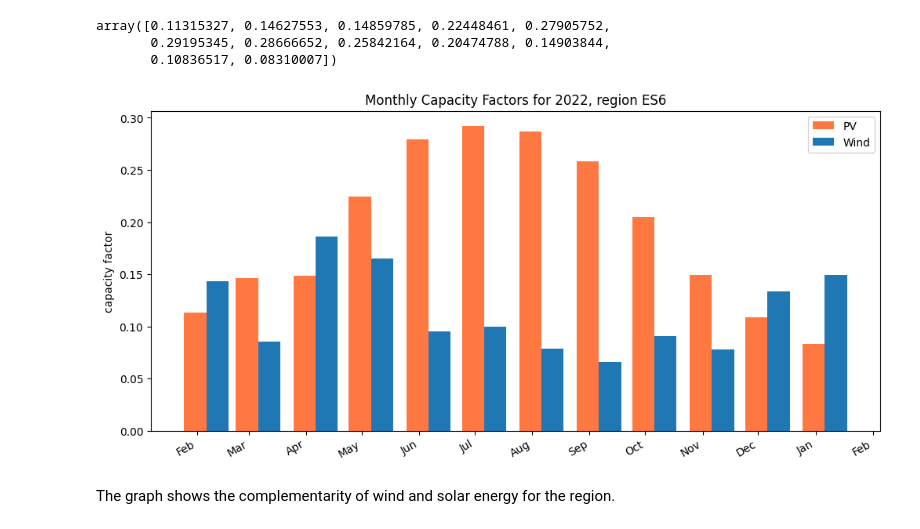
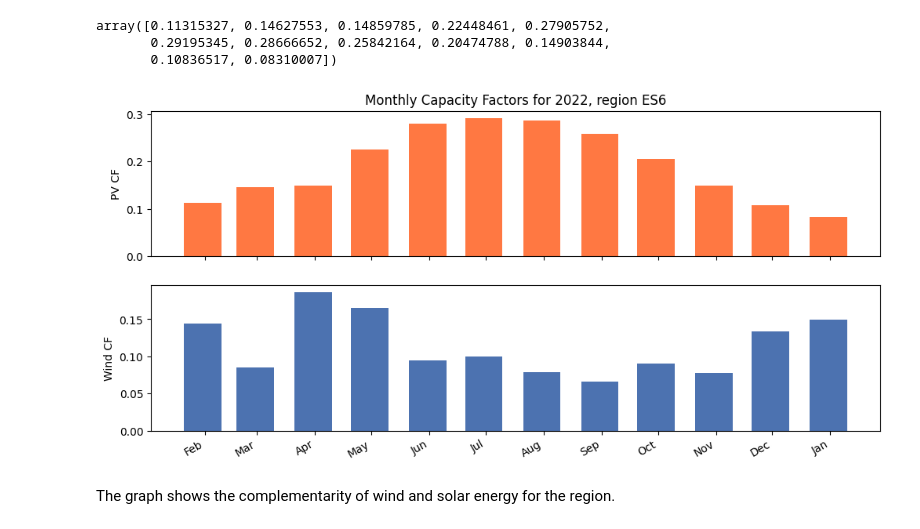
Before and after one commit to victorelgersma/dafs, a Jupyter notebook: final_assignment/AssignmentESMFinal.ipynb, the cells around one changed output. Saved outputs shown, nothing was run; the diff lists cells and outputs as text; code cells hidden in the pictures.

```diff
--- a/final_assignment/AssignmentESMFinal.ipynb
+++ b/final_assignment/AssignmentESMFinal.ipynb
@@ -20,3 +10,19 @@ In this final assignment for the Energy System Modelling module, you will first
+# %%
+# Set default colormap
+
+import matplotlib as mpl
+from matplotlib.colors import LinearSegmentedColormap
+
+black_red = LinearSegmentedColormap.from_list(
+    "black_red",
+    ["black", "red"]
+)
+
+# Register it once
+mpl.colormaps.register(black_red)
+
+# Set it as the default colormap
+mpl.rcParams["image.cmap"] = "black_red"
 # %% [markdown]
 # Table of contents
 
@@ -914,28 +920,22 @@ y_axis_wind = np.array((monthly_wind["ES6"]))
 # %%
 import matplotlib.dates as mdates
 
+fig, (ax1, ax2) = plt.subplots(2, 1, figsize=(12, 6), sharex=True)
 
-fig, ax = plt.subplots(figsize=(12, 6))
+ax1.bar(x_axis, y_axis_pv, width=20, color="#FF7842")
+ax1.set_ylabel("PV CF")
+ax1.set_title("Monthly Capacity Factors for 2022, region ES6")
 
-offset = pd.Timedelta(days=12)
+ax2.bar(x_axis, y_axis_wind, width=20, color="#4C72B0")
+ax2.set_ylabel("Wind CF")
 
-ax.bar(x_axis, y_axis_pv, width=12, label="PV", color="#FF7842")
-ax.bar(x_axis + offset, y_axis_wind, width=12, label="Wind")
-
-# 🔑 Force monthly ticks
-ax.xaxis.set_major_locator(mdates.MonthLocator())
-ax.xaxis.set_major_formatter(mdates.DateFormatter("%b"))
-
-plt.ylabel("capacity factor")
-ax.legend()
-ax.set_title("Monthly Capacity Factors for 2022, region ES6")
+ax2.xaxis.set_major_locator(mdates.MonthLocator())
+ax2.xaxis.set_major_formatter(mdates.DateFormatter("%b"))
 
 fig.autofmt_xdate()
-
-
 plt.show()
 # %% [output]
-[figure, old version]
+[figure, new version]
 # %% [markdown]
 
 The graph shows the complementarity of wind and solar energy for the region.
```
Also changed, not shown: parts of 36 cells of this notebook, 4 other files.
